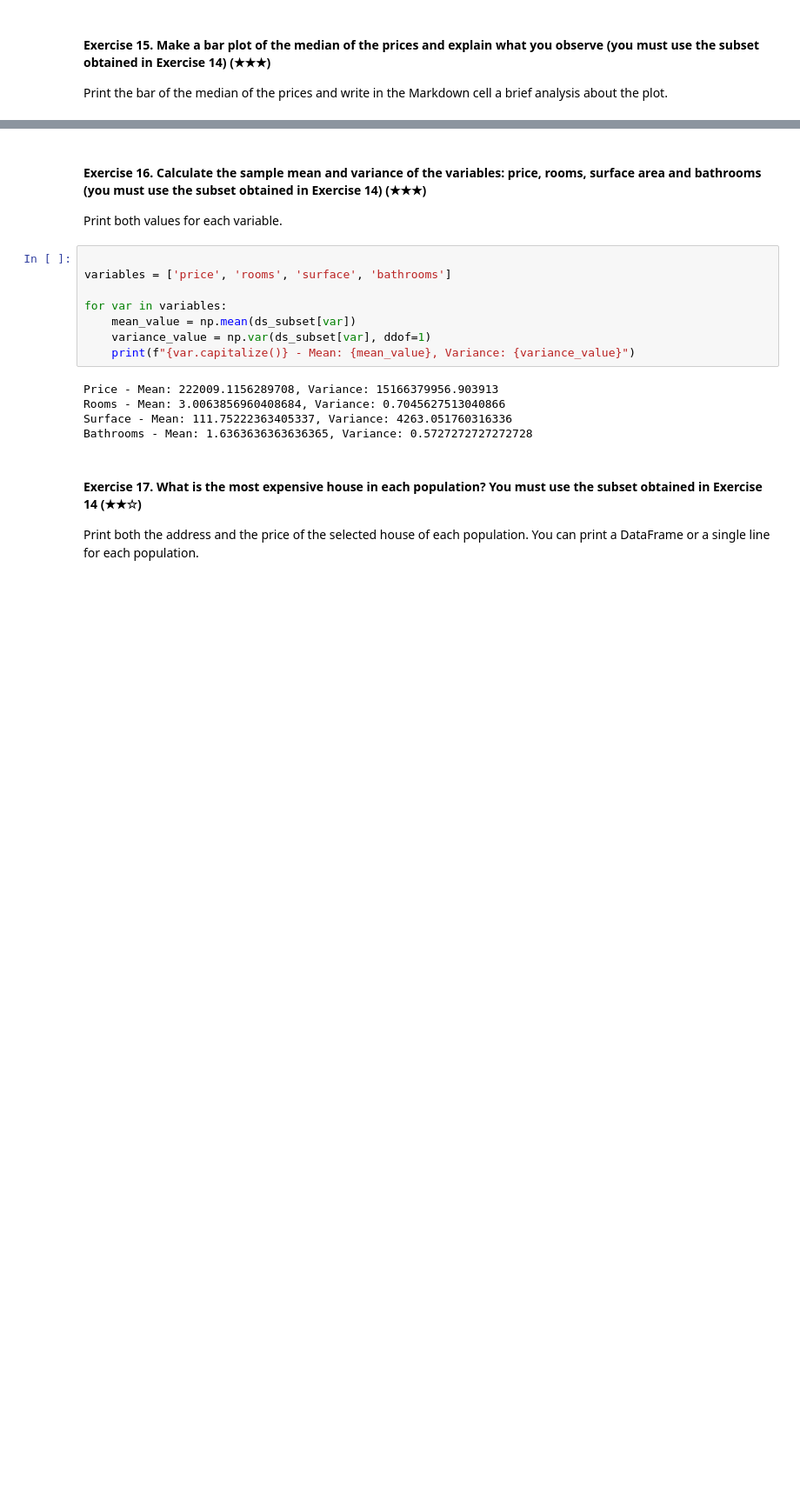
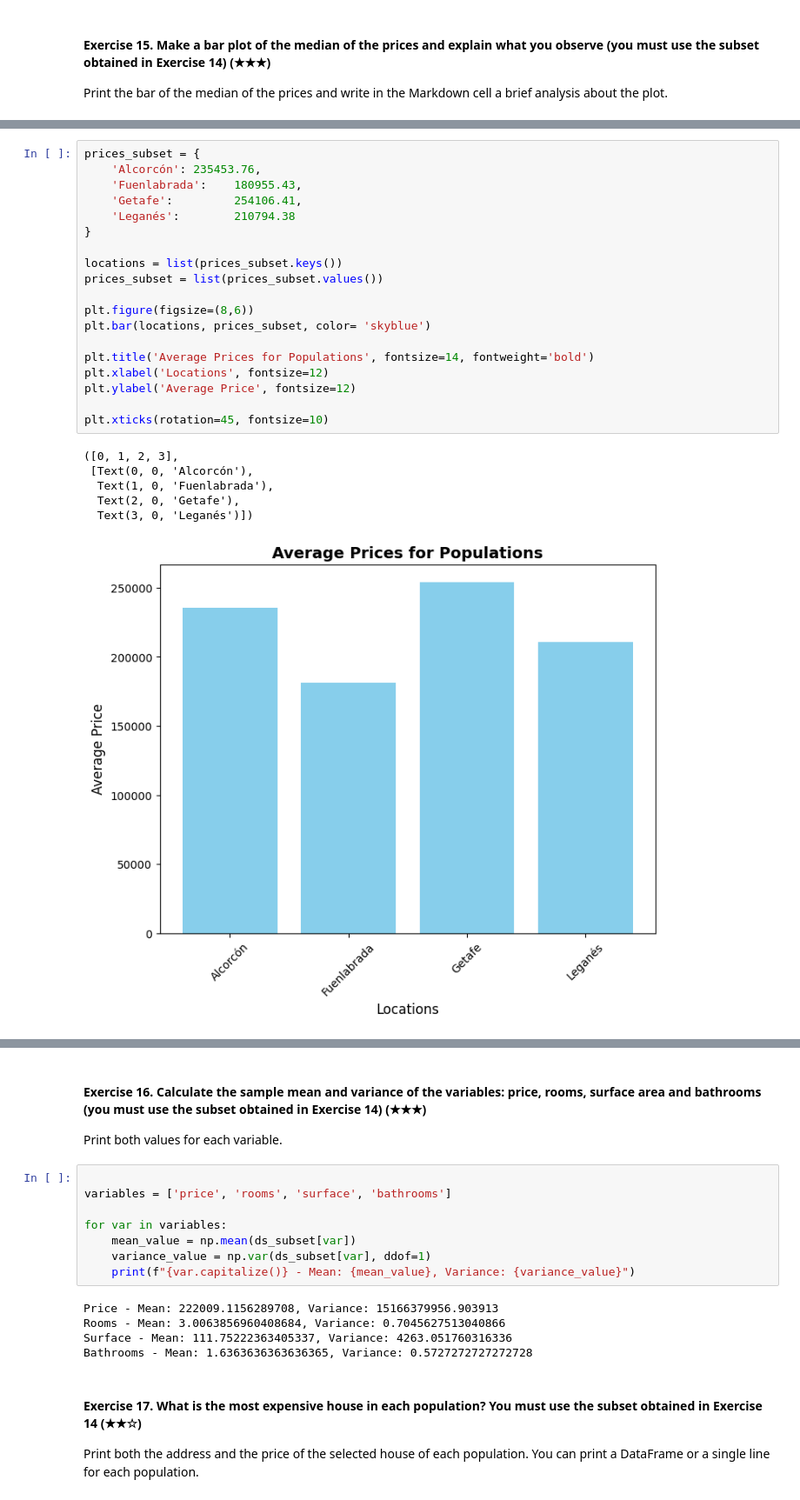
Before and after one commit to drtclem/realestate-datacleanup-exercise, a Jupyter notebook: project.ipynb, the cells around one changed output, grey strips where cells are left out. Shown at 87% size. Drawn from its saved outputs; the diff is of its cells as text; blank space fills up the shorter version.

```diff
--- a/project.ipynb
+++ b/project.ipynb
@@ -529,0 +504,26 @@ Print the bar of the median of the prices and write in the Markdown cell a brief
+# %%
+prices_subset = {
+    'Alcorcón': 235453.76,
+    'Fuenlabrada':    180955.43,
+    'Getafe':         254106.41,
+    'Leganés':        210794.38
+}
+
+locations = list(prices_subset.keys())
+prices_subset = list(prices_subset.values())
+
+plt.figure(figsize=(8,6))
+plt.bar(locations, prices_subset, color= 'skyblue')
+
+plt.title('Average Prices for Populations', fontsize=14, fontweight='bold')
+plt.xlabel('Locations', fontsize=12)
+plt.ylabel('Average Price', fontsize=12)
+
+plt.xticks(rotation=45, fontsize=10)
+# %% [output]
+([0, 1, 2, 3],
+ [Text(0, 0, 'Alcorcón'),
+  Text(1, 0, 'Fuenlabrada'),
+  Text(2, 0, 'Getafe'),
+  Text(3, 0, 'Leganés')])
+[figure, added]
```
Also changed, not shown: parts of 35 cells of this notebook.
